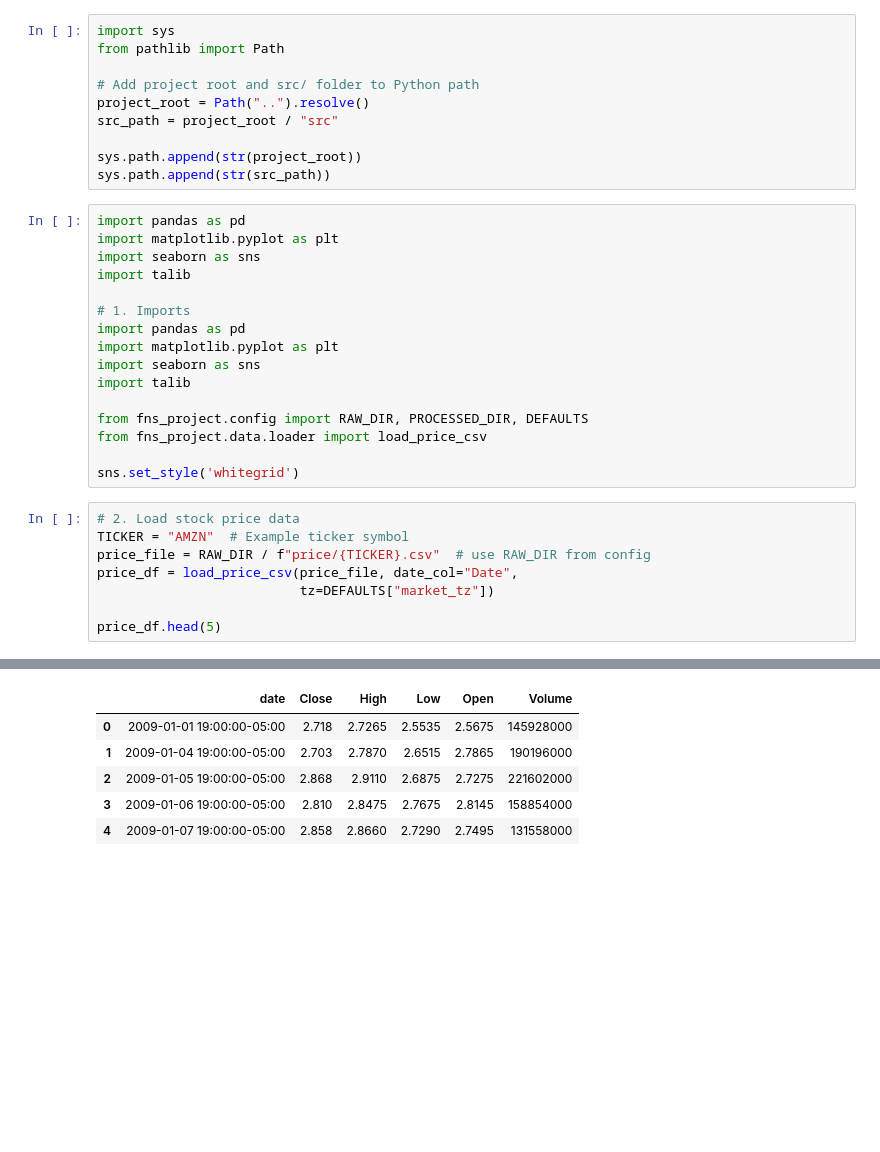
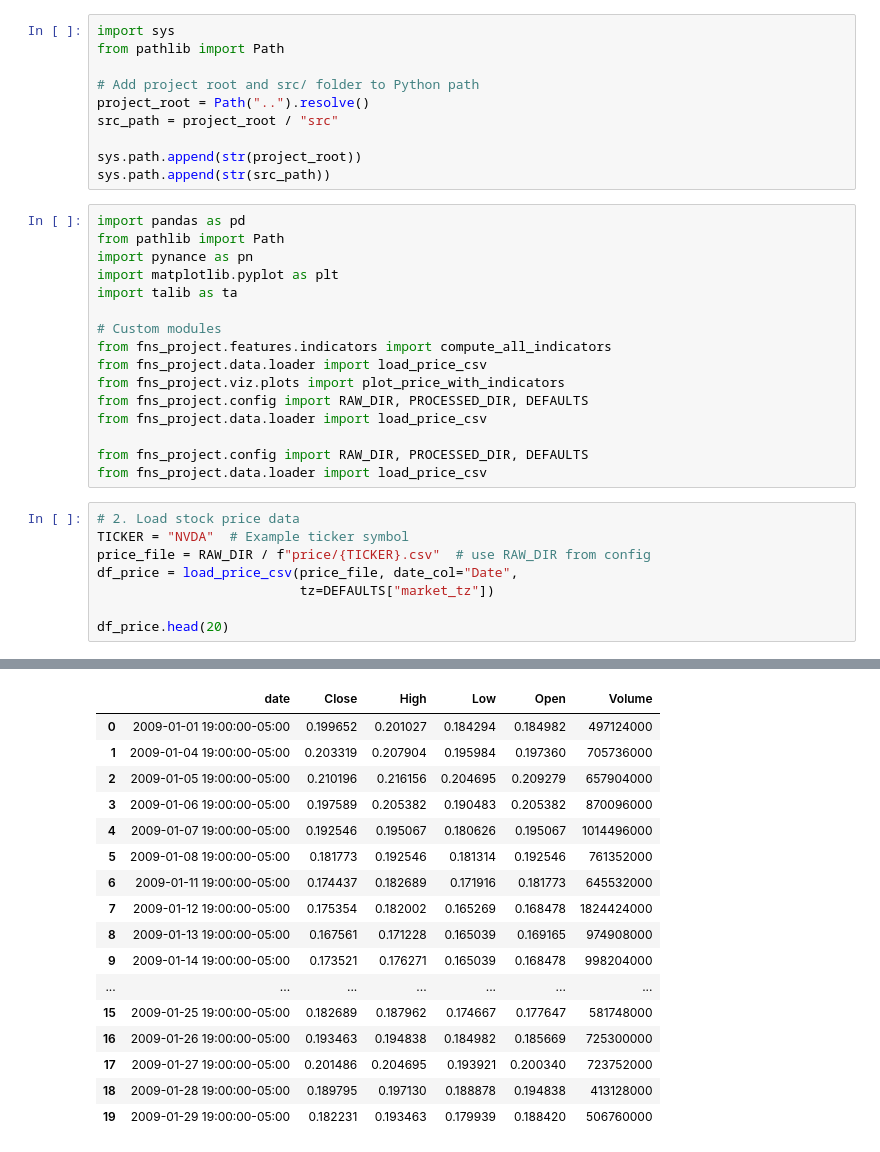
Before and after one commit to tib-dev/Predicting-Price-Moves-with-News-Sentiment, a Jupyter notebook: notebooks/eda_prices.ipynb, the cells around one changed output, grey strips where cells are left out. Cells and saved outputs as stored; diff of their text form; blank space fills up the shorter version.

```diff
--- a/notebooks/eda_prices.ipynb
+++ b/notebooks/eda_prices.ipynb
@@ -13,26 +13,26 @@ sys.path.append(str(project_root))
 sys.path.append(str(src_path))
 # %%
 import pandas as pd
+from pathlib import Path
+import pynance as pn
 import matplotlib.pyplot as plt
-import seaborn as sns
-import talib
+import talib as ta
 
-# 1. Imports
-import pandas as pd
-import matplotlib.pyplot as plt
-import seaborn as sns
-import talib
+# Custom modules
+from fns_project.features.indicators import compute_all_indicators
+from fns_project.data.loader import load_price_csv
+from fns_project.viz.plots import plot_price_with_indicators
+from fns_project.config import RAW_DIR, PROCESSED_DIR, DEFAULTS
+from fns_project.data.loader import load_price_csv
 
 from fns_project.config import RAW_DIR, PROCESSED_DIR, DEFAULTS
 from fns_project.data.loader import load_price_csv
-
-sns.set_style('whitegrid')
 # %%
 # 2. Load stock price data
-TICKER = "AMZN"  # Example ticker symbol
+TICKER = "NVDA"  # Example ticker symbol
 price_file = RAW_DIR / f"price/{TICKER}.csv"  # use RAW_DIR from config
-price_df = load_price_csv(price_file, date_col="Date",
+df_price = load_price_csv(price_file, date_col="Date",
                           tz=DEFAULTS["market_tz"])
 
-price_df.head(5)
+df_price.head(20)
 # %% [output]
@@ -40,7 +40,18 @@ price_df.head(5)
 |  | date | Close | High | Low | Open | Volume |
-| 0 | 2009-01-01 19:00:00-05:00 | 2.718 | 2.7265 | 2.5535 | 2.5675 | 145928000 |
-| 1 | 2009-01-04 19:00:00-05:00 | 2.703 | 2.7870 | 2.6515 | 2.7865 | 190196000 |
-| 2 | 2009-01-05 19:00:00-05:00 | 2.868 | 2.9110 | 2.6875 | 2.7275 | 221602000 |
-| 3 | 2009-01-06 19:00:00-05:00 | 2.810 | 2.8475 | 2.7675 | 2.8145 | 158854000 |
-| 4 | 2009-01-07 19:00:00-05:00 | 2.858 | 2.8660 | 2.7290 | 2.7495 | 131558000 |
+| 0 | 2009-01-01 19:00:00-05:00 | 0.199652 | 0.201027 | 0.184294 | 0.184982 | 497124000 |
+| 1 | 2009-01-04 19:00:00-05:00 | 0.203319 | 0.207904 | 0.195984 | 0.197360 | 705736000 |
+| 2 | 2009-01-05 19:00:00-05:00 | 0.210196 | 0.216156 | 0.204695 | 0.209279 | 657904000 |
+| 3 | 2009-01-06 19:00:00-05:00 | 0.197589 | 0.205382 | 0.190483 | 0.205382 | 870096000 |
+| 4 | 2009-01-07 19:00:00-05:00 | 0.192546 | 0.195067 | 0.180626 | 0.195067 | 1014496000 |
+| 5 | 2009-01-08 19:00:00-05:00 | 0.181773 | 0.192546 | 0.181314 | 0.192546 | 761352000 |
+| 6 | 2009-01-11 19:00:00-05:00 | 0.174437 | 0.182689 | 0.171916 | 0.181773 | 645532000 |
+| 7 | 2009-01-12 19:00:00-05:00 | 0.175354 | 0.182002 | 0.165269 | 0.168478 | 1824424000 |
+| 8 | 2009-01-13 19:00:00-05:00 | 0.167561 | 0.171228 | 0.165039 | 0.169165 | 974908000 |
+| 9 | 2009-01-14 19:00:00-05:00 | 0.173521 | 0.176271 | 0.165039 | 0.168478 | 998204000 |
+| ... | ... | ... | ... | ... | ... | ... |
+| 15 | 2009-01-25 19:00:00-05:00 | 0.182689 | 0.187962 | 0.174667 | 0.177647 | 581748000 |
+| 16 | 2009-01-26 19:00:00-05:00 | 0.193463 | 0.194838 | 0.184982 | 0.185669 | 725300000 |
+| 17 | 2009-01-27 19:00:00-05:00 | 0.201486 | 0.204695 | 0.193921 | 0.200340 | 723752000 |
+| 18 | 2009-01-28 19:00:00-05:00 | 0.189795 | 0.197130 | 0.188878 | 0.194838 | 413128000 |
+| 19 | 2009-01-29 19:00:00-05:00 | 0.182231 | 0.193463 | 0.179939 | 0.188420 | 506760000 |
 # %%
```
Also changed, not shown: parts of 9 cells of this notebook, 1 other file.
